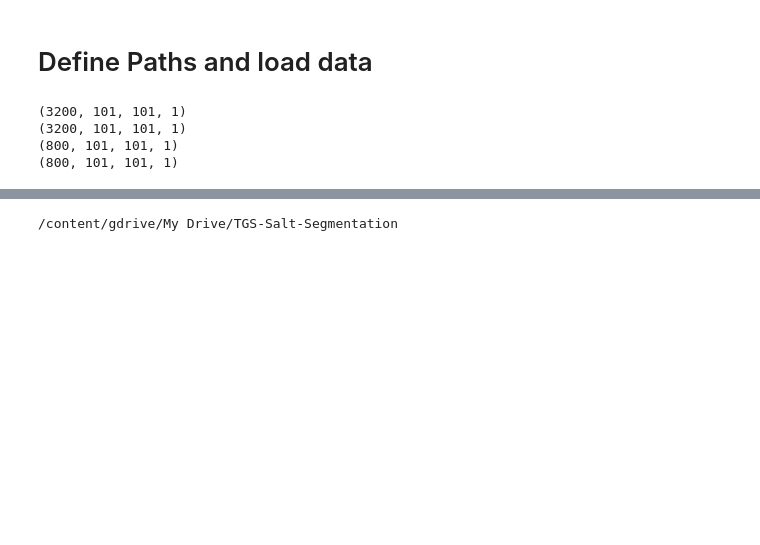
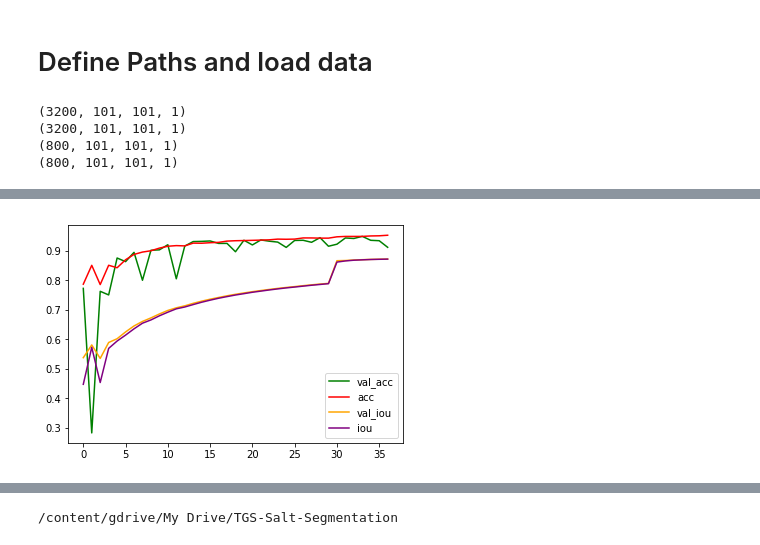
Before and after one commit to robertColt/TGS-Salt-Segmentation, a Jupyter notebook: scripts/model_train.ipynb, the cells around one changed output, grey strips where cells are left out. Saved outputs shown, nothing was run; the diff lists cells and outputs as text; code cells hidden in the pictures; blank space fills up the shorter version.

```diff
--- a/scripts/model_train.ipynb
+++ b/scripts/model_train.ipynb
@@ -301,3 +329,28 @@ model_progress = model.fit_generator(
+# %%
+def plot_progress_csv(csv_path=None):
+  import pandas as pd
+  if csv_path:
+    model_history = pd.read_csv(csv_path)
+  else:
+    model_history = pd.read_csv(model_history_path)
+
+  plt.title(model_name)
+  plt.plot(model_history['val_loss'].values, c='r', label='val_loss')
+  plt.plot(model_history['loss'].values, c='b', label='loss')
+  plt.legend()
+  plt.savefig(model_history_loss_path)
+  plt.clf()
+
+  plt.plot(model_history['val_acc'].values, c='green', label='val_acc')
+  plt.plot(model_history['acc'].values, c='red', label='acc')
+  plt.plot(model_history['val_iou'].values, c='orange', label='val_iou')
+  plt.plot(model_history['iou'].values, c='purple', label='iou')
+  plt.legend()
+  plt.savefig(model_history_score_path)
+# %%
+plot_progress_csv('/content/gdrive/My Drive/Kaggle/TGS-Salt-Segmentation/models/history/unet_101_binary-crossentropy_loss_adam-01_IOU+ACC-metric_RELU-activation-32.hist.csv')
+# %% [output]
+[figure, added]
 # %%
 def plot_progress():
   plt.title(model_name)
```
Also changed, not shown: parts of 6 cells of this notebook, 11 other files.
